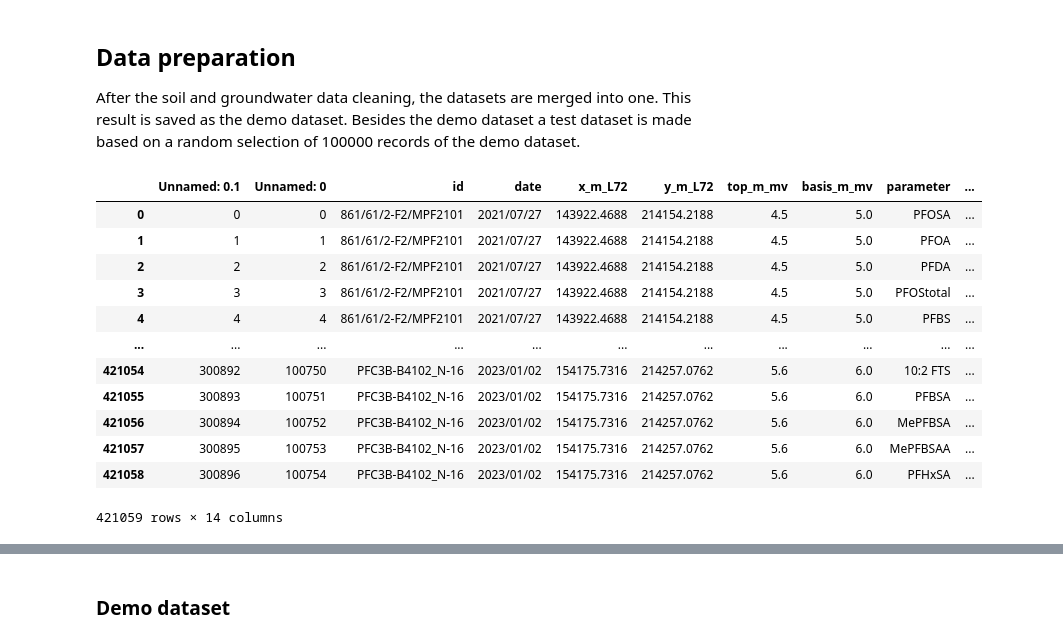
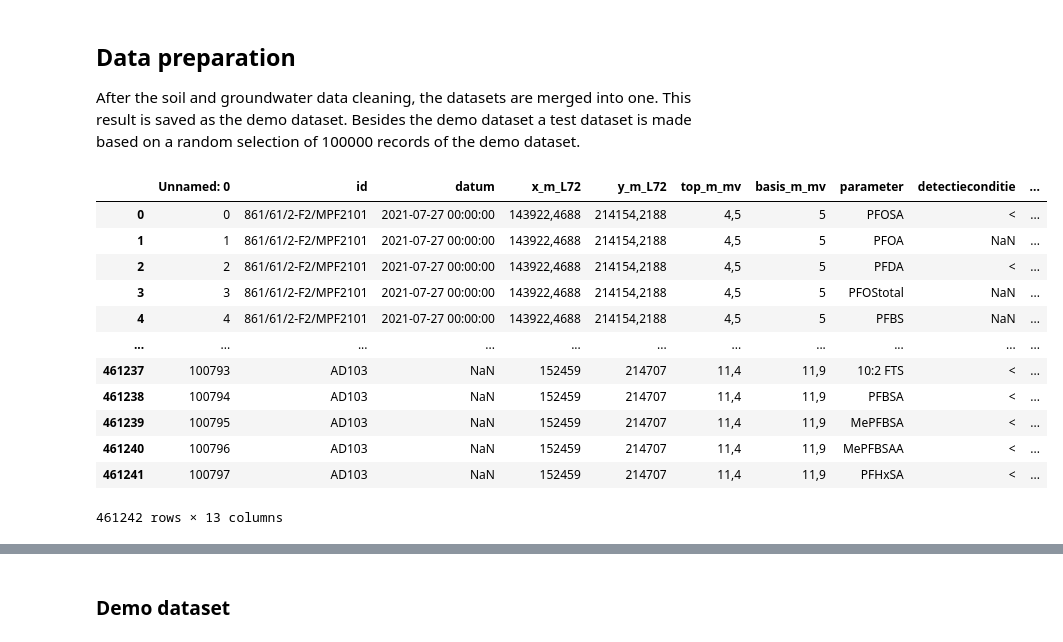
Before and after one commit to DOV-Vlaanderen/pygada, a Jupyter notebook: docs/notebooks/data_preparation/PFAS/demo_test_dataset.ipynb, the cells around one changed output, grey strips where cells are left out. Cells and saved outputs as stored; diff of their text form; code cells hidden in the pictures.

```diff
--- a/docs/notebooks/data_preparation/PFAS/demo_test_dataset.ipynb
+++ b/docs/notebooks/data_preparation/PFAS/demo_test_dataset.ipynb
@@ -6,27 +6,27 @@ import pandas as pd
 ## Data preparation
 After the soil and groundwater data cleaning, the datasets are merged into one. This result is saved as the demo dataset. Besides the demo dataset a test dataset is made based on a random selection of 100000 records of the demo dataset.
 # %%
-df_groundwater = pd.read_csv('../../../../pygada/datasets/PFAS/combined_groundwater_dataset_cleaned.txt')
+df_groundwater = pd.read_csv('../../../../pygada/datasets/PFAS/gecombineerde_grondwater_dataset.csv', sep=';')
 df_groundwater['matrix'] = 'Groundwater'
-df_soil = pd.read_csv('../../../../pygada/datasets/PFAS/combined_soil_dataset_cleaned.txt')
+df_soil = pd.read_csv('../../../../pygada/datasets/PFAS/gecombineerde_bodem_dataset.csv', sep=';')
 df_soil['matrix'] = 'Soil'
 dataset = pd.concat([df_groundwater, df_soil])
 dataset = dataset.reset_index(drop=True)
 dataset
 # %% [output]
-|  | Unnamed: 0.1 | Unnamed: 0 | id | date | x_m_L72 | y_m_L72 | top_m_mv | basis_m_mv | parameter | ... |
-| 0 | 0 | 0 | 861/61/2-F2/MPF2101 | 2021/07/27 | 143922.4688 | 214154.2188 | 4.5 | 5.0 | PFOSA | ... |
-| 1 | 1 | 1 | 861/61/2-F2/MPF2101 | 2021/07/27 | 143922.4688 | 214154.2188 | 4.5 | 5.0 | PFOA | ... |
-| 2 | 2 | 2 | 861/61/2-F2/MPF2101 | 2021/07/27 | 143922.4688 | 214154.2188 | 4.5 | 5.0 | PFDA | ... |
-| 3 | 3 | 3 | 861/61/2-F2/MPF2101 | 2021/07/27 | 143922.4688 | 214154.2188 | 4.5 | 5.0 | PFOStotal | ... |
-| 4 | 4 | 4 | 861/61/2-F2/MPF2101 | 2021/07/27 | 143922.4688 | 214154.2188 | 4.5 | 5.0 | PFBS | ... |
+|  | Unnamed: 0 | id | datum | x_m_L72 | y_m_L72 | top_m_mv | basis_m_mv | parameter | detectieconditie | ... |
+| 0 | 0 | 861/61/2-F2/MPF2101 | 2021-07-27 00:00:00 | 143922,4688 | 214154,2188 | 4,5 | 5 | PFOSA | < | ... |
+| 1 | 1 | 861/61/2-F2/MPF2101 | 2021-07-27 00:00:00 | 143922,4688 | 214154,2188 | 4,5 | 5 | PFOA | NaN | ... |
+| 2 | 2 | 861/61/2-F2/MPF2101 | 2021-07-27 00:00:00 | 143922,4688 | 214154,2188 | 4,5 | 5 | PFDA | < | ... |
+| 3 | 3 | 861/61/2-F2/MPF2101 | 2021-07-27 00:00:00 | 143922,4688 | 214154,2188 | 4,5 | 5 | PFOStotal | NaN | ... |
+| 4 | 4 | 861/61/2-F2/MPF2101 | 2021-07-27 00:00:00 | 143922,4688 | 214154,2188 | 4,5 | 5 | PFBS | NaN | ... |
 | ... | ... | ... | ... | ... | ... | ... | ... | ... | ... | ... |
-| 421054 | 300892 | 100750 | PFC3B-B4102_N-16 | 2023/01/02 | 154175.7316 | 214257.0762 | 5.6 | 6.0 | 10:2 FTS | ... |
-| 421055 | 300893 | 100751 | PFC3B-B4102_N-16 | 2023/01/02 | 154175.7316 | 214257.0762 | 5.6 | 6.0 | PFBSA | ... |
-| 421056 | 300894 | 100752 | PFC3B-B4102_N-16 | 2023/01/02 | 154175.7316 | 214257.0762 | 5.6 | 6.0 | MePFBSA | ... |
-| 421057 | 300895 | 100753 | PFC3B-B4102_N-16 | 2023/01/02 | 154175.7316 | 214257.0762 | 5.6 | 6.0 | MePFBSAA | ... |
-| 421058 | 300896 | 100754 | PFC3B-B4102_N-16 | 2023/01/02 | 154175.7316 | 214257.0762 | 5.6 | 6.0 | PFHxSA | ... |
+| 461237 | 100793 | AD103 | NaN | 152459 | 214707 | 11,4 | 11,9 | 10:2 FTS | < | ... |
+| 461238 | 100794 | AD103 | NaN | 152459 | 214707 | 11,4 | 11,9 | PFBSA | < | ... |
+| 461239 | 100795 | AD103 | NaN | 152459 | 214707 | 11,4 | 11,9 | MePFBSA | < | ... |
+| 461240 | 100796 | AD103 | NaN | 152459 | 214707 | 11,4 | 11,9 | MePFBSAA | < | ... |
+| 461241 | 100797 | AD103 | NaN | 152459 | 214707 | 11,4 | 11,9 | PFHxSA | < | ... |
-421059 rows × 14 columns
+461242 rows × 13 columns
 # %%
 # change to filtering part
 # dataset = dataset.rename(columns={'x_m_L72': 'x', 'y_m_L72': 'y', 'top_m_mv': 'top', 'basis_m_mv': 'basis'})
```
Also changed, not shown: parts of 1 cell of this notebook, 1 other file.
